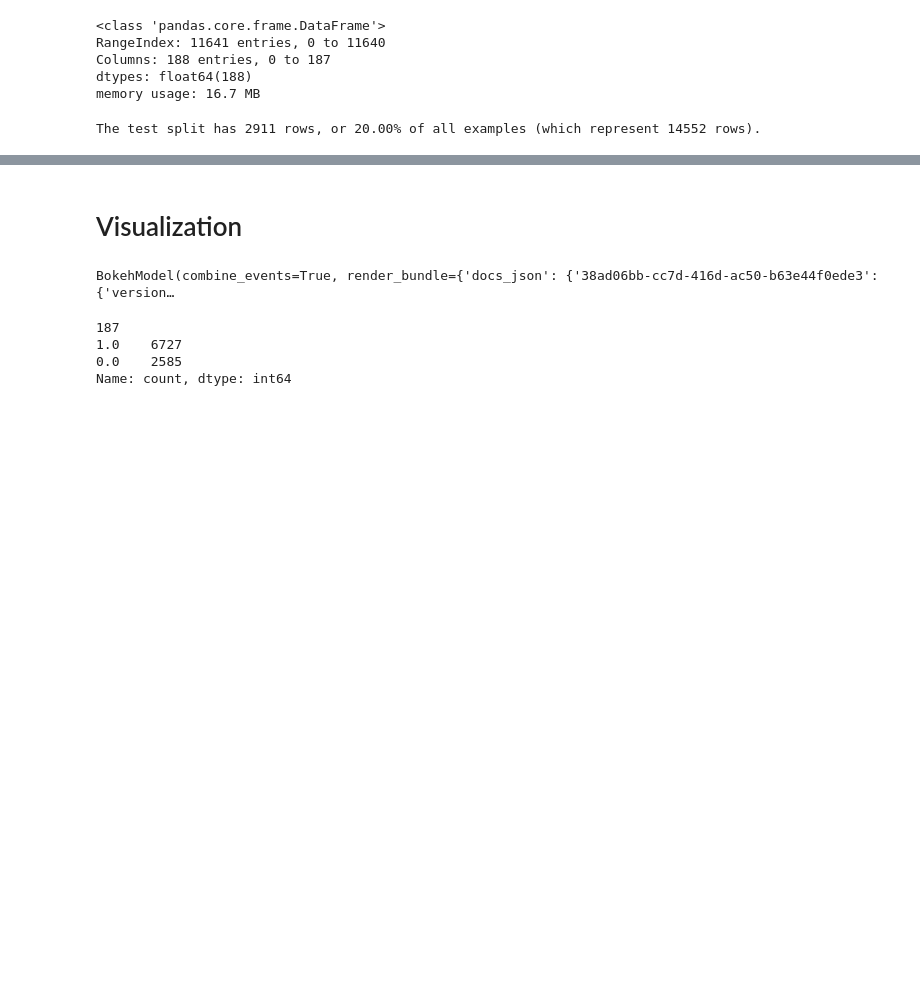
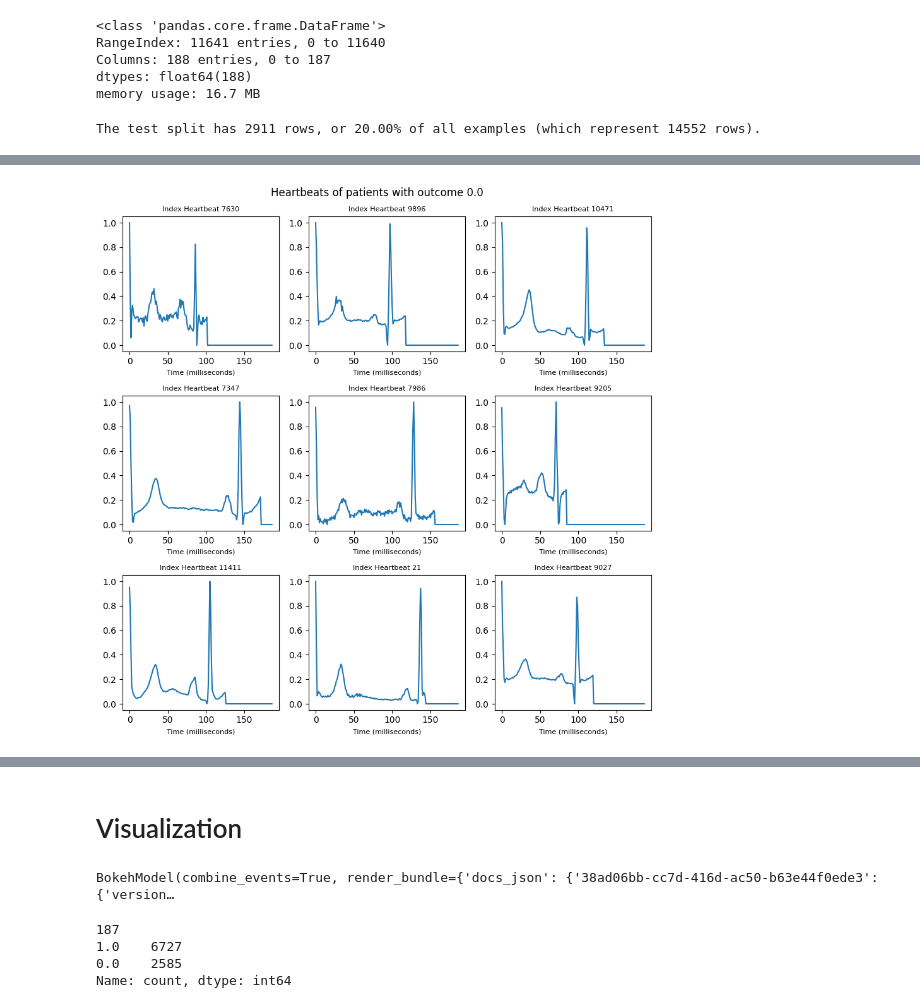
Before and after one commit to juliepinole/proj2, a Jupyter notebook: task_1/Task_1_explo.ipynb, the cells around one changed output, grey strips where cells are left out. Drawn from its saved outputs; the diff is of its cells as text; code cells hidden in the pictures; blank space fills up the shorter version.

```diff
--- a/task_1/Task_1_explo.ipynb
+++ b/task_1/Task_1_explo.ipynb
@@ -123,0 +210,12 @@ The test split has 2911 rows, or 20.00% of all examples (which represent 14552 r
+# %%
+gr.plot_multiple_heartbeats_by_outcome(
+    df_heart_train,
+    outcome = 0.0,
+    col_for_outcome = label_col,
+    figsize=(9,9),
+    ncols=3,
+    custom_idx_to_plot=None,
+    n_random_idx=9,
+)
+# %% [output]
+[figure, added]
```
Also changed, not shown: parts of 39 cells of this notebook, 3 other files.
